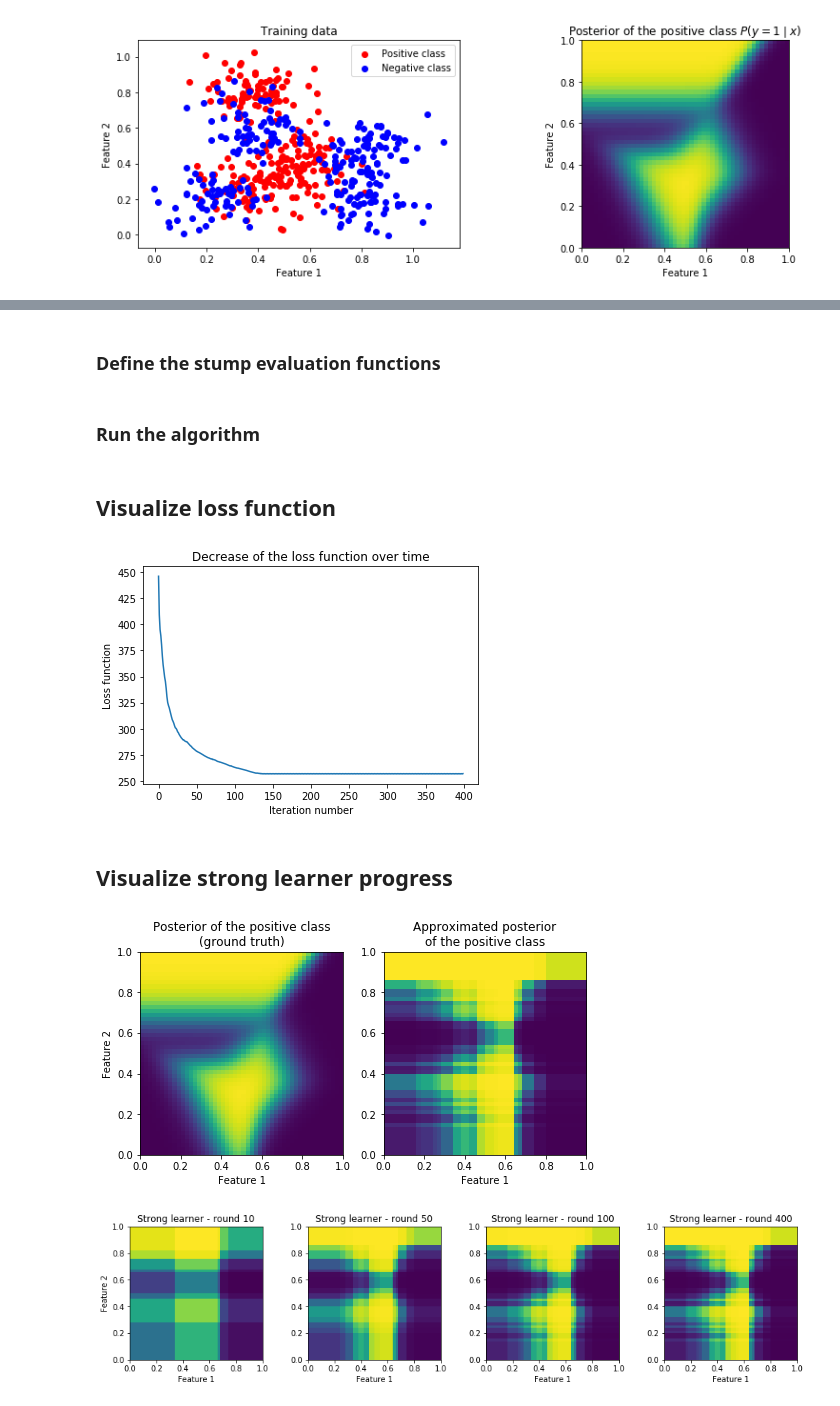
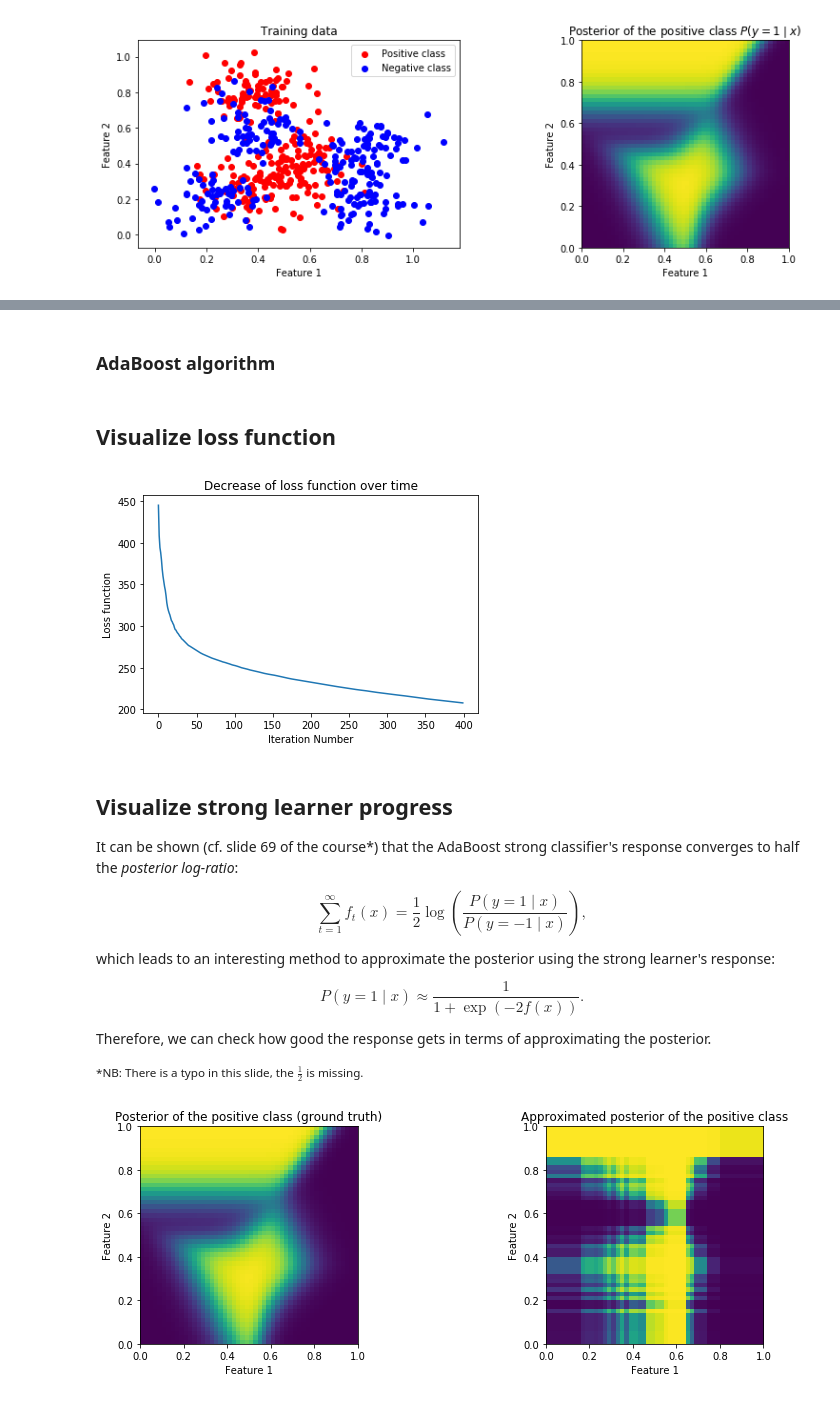
Before and after one commit to evamush/machine_learning, a Jupyter notebook: AdaBoostClassifier/assignment4.ipynb, the cells around one changed output, grey strips where cells are left out. Cells and saved outputs as stored; diff of their text form; code cells hidden in the pictures.

```diff
--- a/AdaBoostClassifier/assignment4.ipynb
+++ b/AdaBoostClassifier/assignment4.ipynb
@@ -83,4 +129,2 @@ def find_best_weak_learner(weights, features, labels):
 
     return coordinate_wl, polarity_wl, theta_wl, err_wl
-# %% [markdown]
-### Define the stump evaluation functions
@@ -115,34 +131,44 @@ def evaluate_stump_on_grid(x_rng, y_rng, coordinate_wl, polarity_wl, theta_wl):
 # %% [markdown]
-### Run the algorithm
+### AdaBoost algorithm
 # %%
-npoints, nfeatures = features.shape
+npoints = features.shape[0]
 num_rounds_boosting = 400
 
 # Initialize arrays.
 weights = np.ones(npoints) / npoints  # Weight distribution on samples
-f = np.zeros((num_rounds_boosting, npoints))  # Overall classifier response at each iteration
+## TODO (Question 1)
+f = 0 # Overall classifier response at each iteration
 loss = np.zeros(num_rounds_boosting)  # AdaBoost loss function
+
+## /TODO (Question 1)
 
 f_on_grid = 0  # Used to plot function
 x_rng = y_rng = np.linspace(0, 1, 50)
 
 for i in range(num_rounds_boosting):
+
     ## TODO (Question 1)
     # Find best weak learner at current round of boosting.
-    # (You need to complete the code of find_best_weak_learner.)
     coordinate_wl, polarity_wl, theta_wl, err_wl = find_best_weak_learner(weights, features, labels)
     # Estimate alpha.
+    # Reweight samples.
 
-    # Reweight samples.
+    alpha = np.log((1 - err_wl)/err_wl) / 2
+    #hx = 2*polarity_wl*(features[:,coordinate_wl]>=theta_wl)-polarity_wl
+    hx = evaluate_stump(features, coordinate_wl, polarity_wl, theta_wl)
+    Zt = np.sum (np.exp(- hx * labels * alpha) * weights)
+    weights = (np.exp(- hx * labels * alpha)) * weights /Zt
 
     ## /TODO (Question 1)
 
+
     ## TODO (Question 2)
     # Compute overall response at current round.
+    f += alpha * hx
+    # Compute loss at current round.
+    loss[i] = np.sum(np.exp(-labels * f))
+    ## /TODO (Question 2)
 
-    # Compute loss at current round.
-
-    ## /TODO (Question 2)
 
     # Evaluate f on a grid to produce the images.
     weak_learner_on_grid = evaluate_stump_on_grid(x_rng, y_rng, coordinate_wl, polarity_wl, theta_wl)
@@ -158,25 +184,51 @@ for i in range(num_rounds_boosting):
 ## Visualize loss function
 # %%
 ## TODO (Question 2)
-
+plt.plot(loss)
+plt.xlabel("Iteration Number")
+plt.ylabel("Loss function")
+plt.title("Decrease of loss function over time")
 ## /TODO (Question 2)
 
 plt.show()
 # %% [output]
-[figure, old version]
+[figure, new version]
-# %% [markdown]
-## Visualize strong learner progress
+# %% [markdown]
+## Visualize strong learner progress
+
+It can be shown (cf. slide 69 of the course\*) that the AdaBoost strong classifier's response converges to half the *posterior log-ratio*:
+
+$$\sum_{t=1}^\infty f_t(x) = \frac{1}{2} \log \left( \frac{P(y=1 \mid x)}{P(y=-1 \mid x)} \right),$$
+
+which leads to an interesting method to approximate the posterior using the strong learner's response:
+
+$$P(y=1 \mid x) \approx \frac{1}{1+\exp(-2f(x))}.$$
+
+Therefore, we can check how good the response gets in terms of approximating the posterior.
+
+<small>\*NB: There is a typo in this slide, the $\frac{1}{2}$ is missing.</small>
 # %%
 approx_posterior_10 = 1 / (1 + np.exp(-2 * f_10))
 approx_posterior_50 = 1 / (1 + np.exp(-2 * f_50))
 approx_posterior_100 = 1 / (1 + np.exp(-2 * f_100))
 approx_posterior_400 = 1 / (1 + np.exp(-2 * f_on_grid))
 
-## TODO (Question 3)
+# TODO (Question 3)
+fig = plt.figure(figsize=plt.figaspect(0.3))
+ax = fig.add_subplot(1, 2, 1)
+ax.imshow(posterior, extent=[0, 1, 0, 1], origin='lower')
+ax.set_title("Posterior of the positive class (ground truth)")
+ax.set_xlabel("Feature 1")
+ax.set_ylabel("Feature 2")
 
-## /TODO (Question 3)
+ax = fig.add_subplot(1, 2, 2)
+ax.imshow(approx_posterior_400, extent=[0, 1, 0, 1], origin='lower')
+ax.set_title("Approximated posterior of the positive class")
+ax.set_xlabel("Feature 1")
+ax.set_ylabel("Feature 2")
+
+# /TODO (Question 3)
 
 plt.show()
 # %% [output]
-[figure, old version]
+[figure, new version]
-[figure, removed]
```
Also changed, not shown: parts of 7 cells of this notebook.
